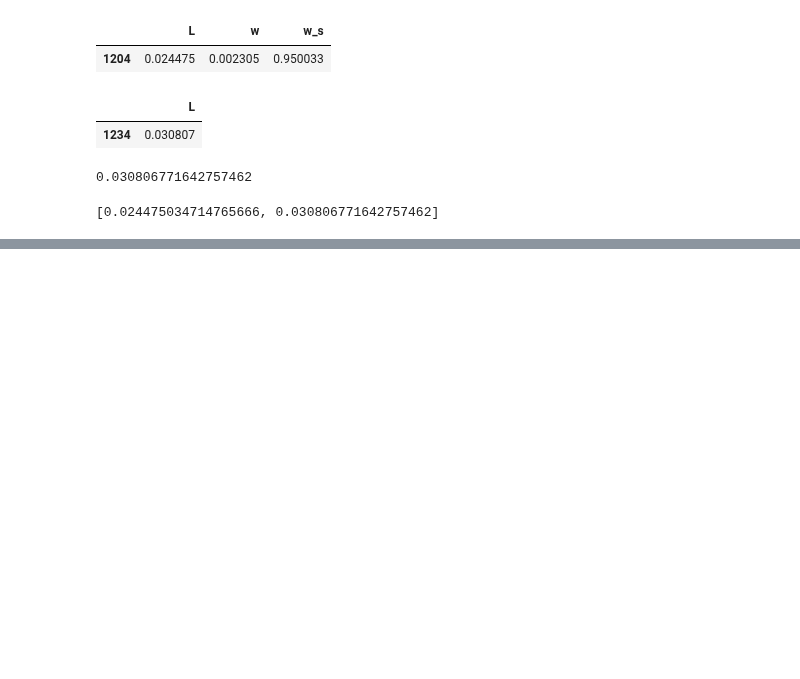
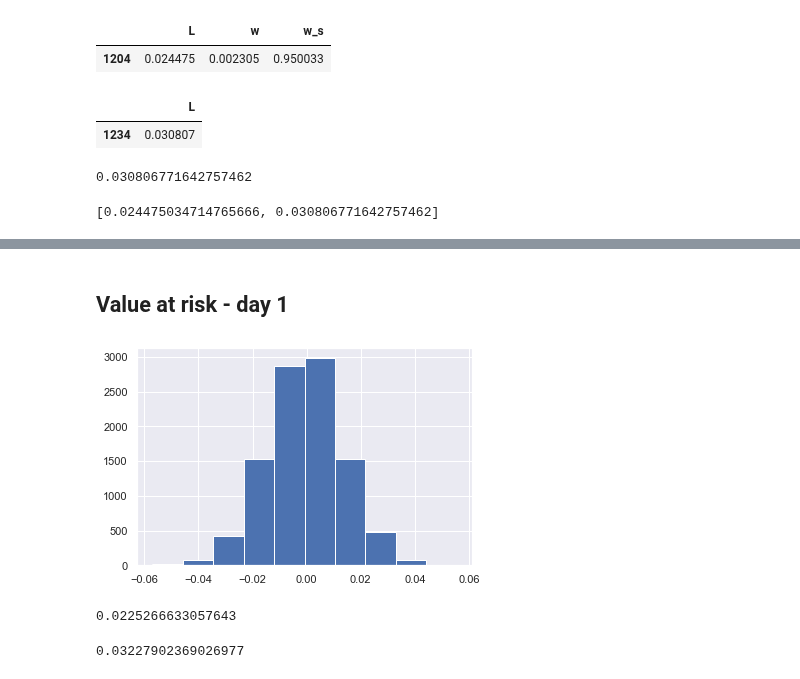
Before and after one commit to Szymex49/NVIDIA_risk_management, a Jupyter notebook: Raport_4/Wiktorowski.ipynb, the cells around one changed output, grey strips where cells are left out. Drawn from its saved outputs; the diff is of its cells as text; code cells hidden in the pictures; blank space fills up the shorter version.

```diff
--- a/Raport_4/Wiktorowski.ipynb
+++ b/Raport_4/Wiktorowski.ipynb
@@ -317,0 +355,24 @@ to globally set reindex to True and silence this warning.
+# %%
+best_model = sm.tsa.arima.model.ARIMA(r_copper, order=(1, 0, 0)).fit()
+# %%
+preds = [best_model.simulate(array = r_copper, nsimulations = 30) for i in range(10000)]
+# %%
+preds_day1 = [pred[0] for pred in preds]
+preds_day30 = [pred[29] for pred in preds]
+# %% [markdown]
+## Value at risk - day 1
+# %%
+plt.hist(preds_day1)
+plt.show()
+# %% [output]
+[figure, added]
+# %%
+var95_day1 = np.quantile(preds_day1, .95)
+var95_day1
+# %% [output]
+0.0225266633057643
+# %%
+var99_day1 = np.quantile(preds_day1, .99)
+var99_day1
+# %% [output]
+0.03227902369026977
```
Also changed, not shown: parts of 22 cells of this notebook, 1 other file.
